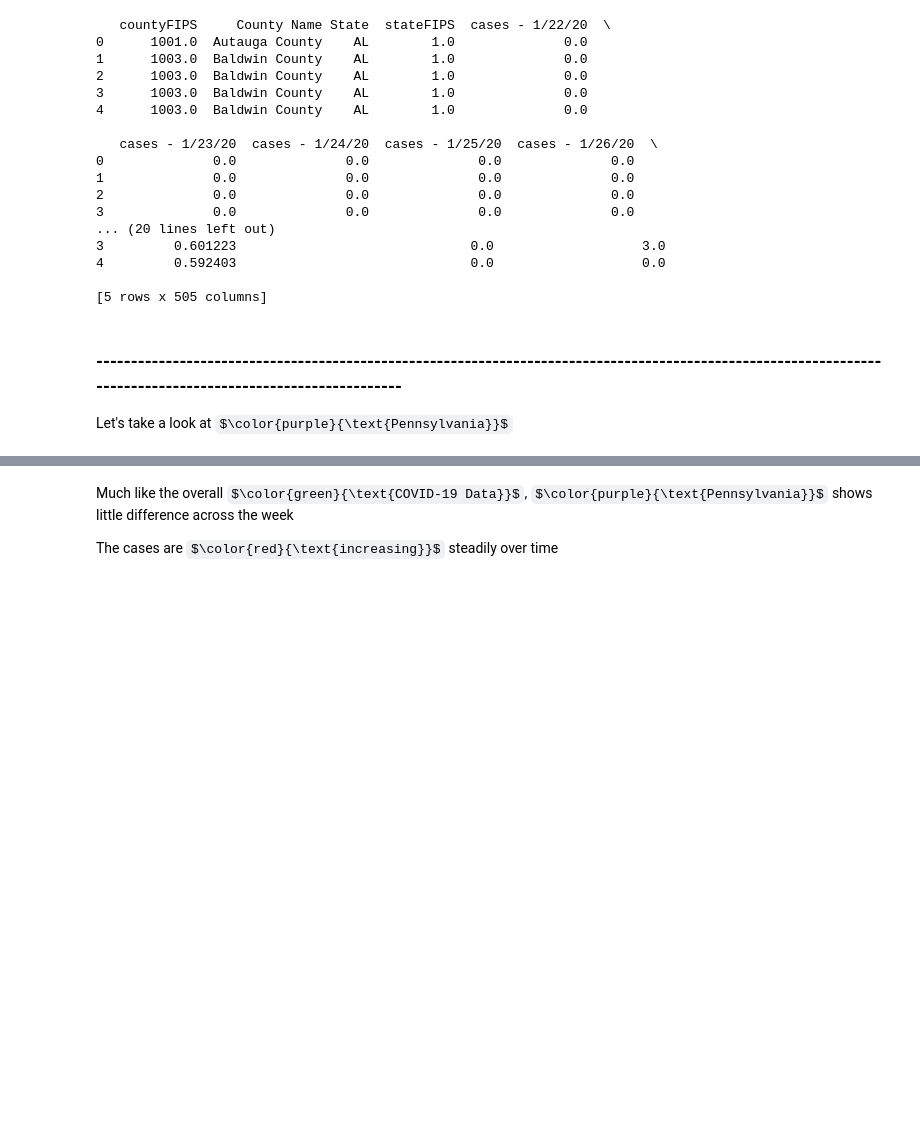
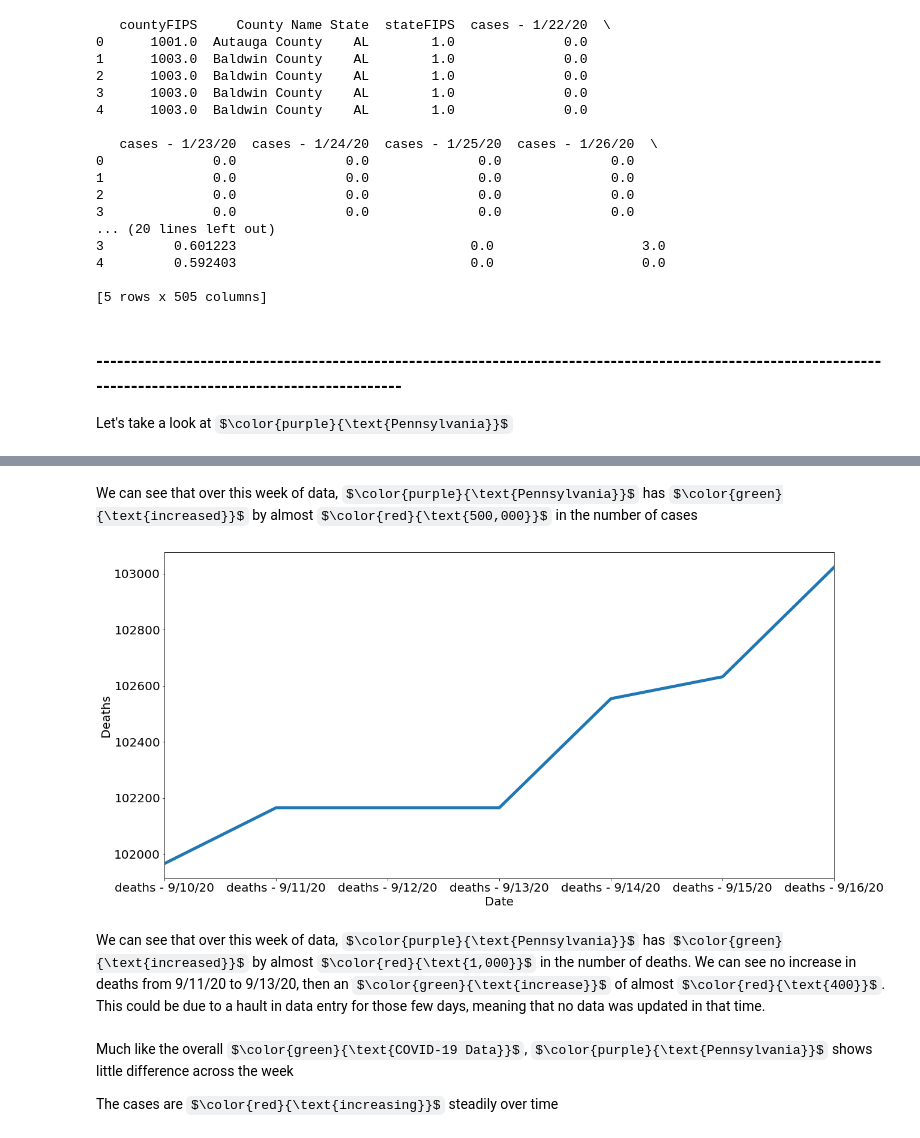
Before and after one commit to UNCG-CSE/COVID-Team-1, a Jupyter notebook: src/kat/individual_covid_part1.ipynb, the cells around one changed output, grey strips where cells are left out. Cells and saved outputs as stored; diff of their text form; code cells hidden in the pictures; some formulas as TeX source; blank space fills up the shorter version.

```diff
--- a/src/kat/individual_covid_part1.ipynb
+++ b/src/kat/individual_covid_part1.ipynb
@@ -197,3 +178,13 @@ plt.xlabel('County', fontsize=20);
+# %% [markdown]
+We can see that over this week of data, $\color{purple}{\text{Pennsylvania}}$ has $\color{green}{\text{increased}}$ by almost $\color{red}{\text{500,000}}$ in the number of cases
+# %%
+pennsylvania_cvd[last_week_deaths].sum().plot(figsize=(20,10), linewidth=5, fontsize=20)
+plt.ylabel('Deaths', fontsize=20)
+plt.xlabel('Date', fontsize=20);
+# %% [output]
+[figure, added]
+# %% [markdown]
+We can see that over this week of data, $\color{purple}{\text{Pennsylvania}}$ has $\color{green}{\text{increased}}$ by almost $\color{red}{\text{1,000}}$ in the number of deaths. We can see no increase in deaths from 9/11/20 to 9/13/20, then an $\color{green}{\text{increase}}$ of almost $\color{red}{\text{400}}$. This could be due to a hault in data entry for those few days, meaning that no data was updated in that time.
 # %% [markdown]
 Much like the overall $\color{green}{\text{COVID-19 Data}}$, $\color{purple}{\text{Pennsylvania}}$ shows little difference across the week
 
```
Also changed, not shown: parts of 5 cells of this notebook.
